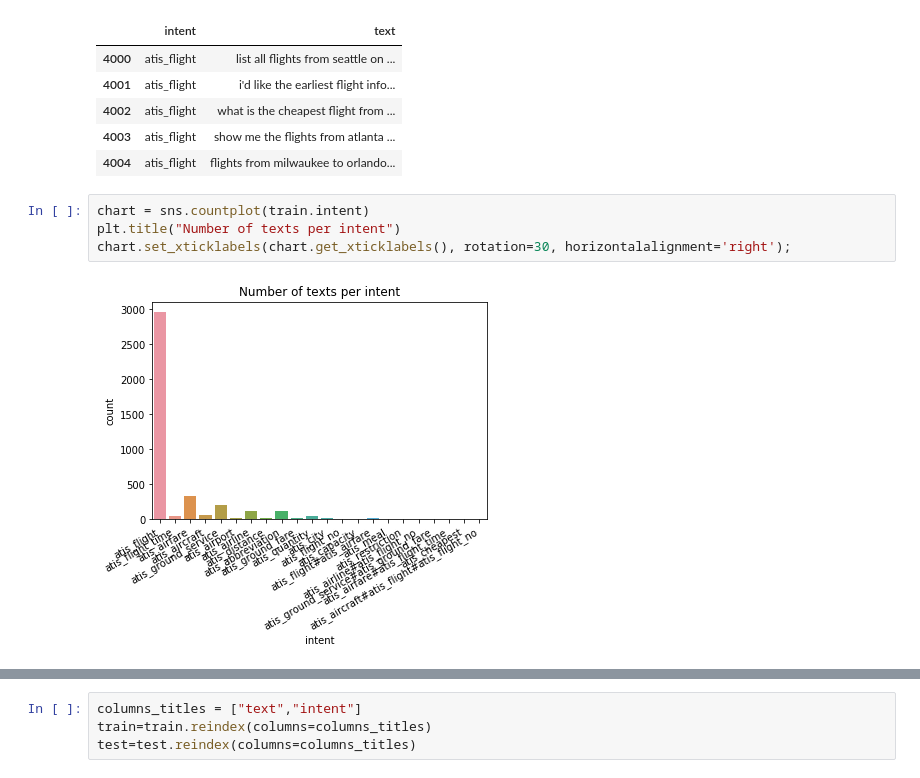
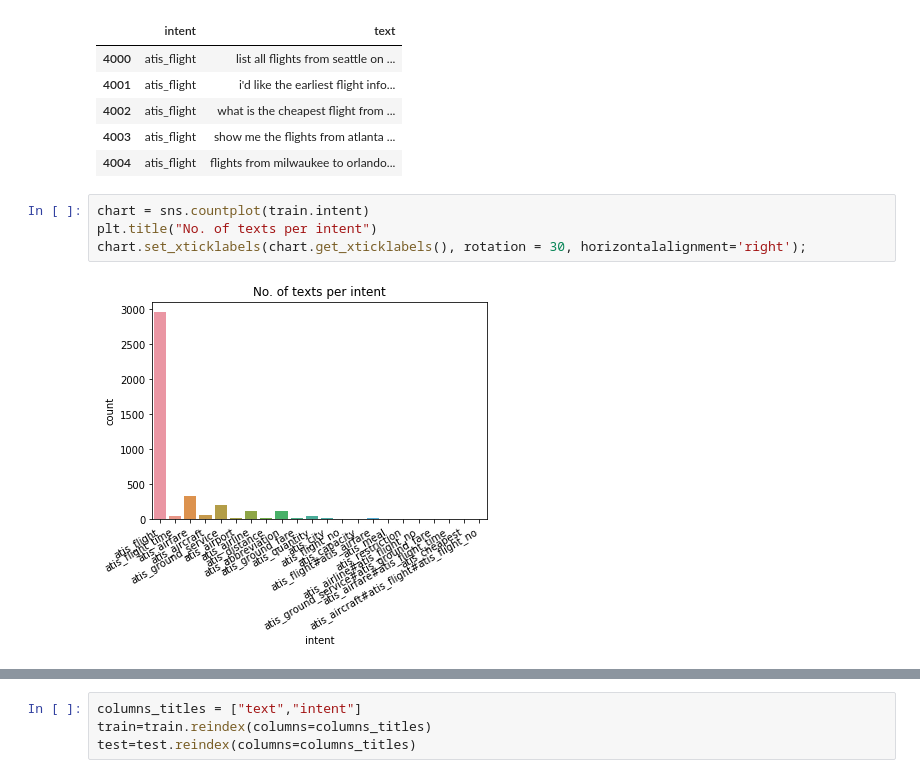
Before and after one commit to ishaanthakur/Bert-Chatbot, a Jupyter notebook: CNN+Bert.ipynb, the cells around one changed output, grey strips where cells are left out. Saved outputs shown, nothing was run; the diff lists cells and outputs as text.

```diff
--- a/CNN+Bert.ipynb
+++ b/CNN+Bert.ipynb
@@ -65,10 +54,10 @@ test.head()
 | 4004 | atis_flight | flights from milwaukee to orlando... |
 # %%
 chart = sns.countplot(train.intent)
-plt.title("Number of texts per intent")
-chart.set_xticklabels(chart.get_xticklabels(), rotation=30, horizontalalignment='right');
+plt.title("No. of texts per intent")
+chart.set_xticklabels(chart.get_xticklabels(), rotation = 30, horizontalalignment='right');
 # %% [output]
-[figure, old version]
+[figure, new version]
 # %%
 !wget https://storage.googleapis.com/bert_models/2018_10_18/uncased_L-12_H-768_A-12.zip
 # %% [output]
```
Also changed, not shown: parts of 25 cells of this notebook.
